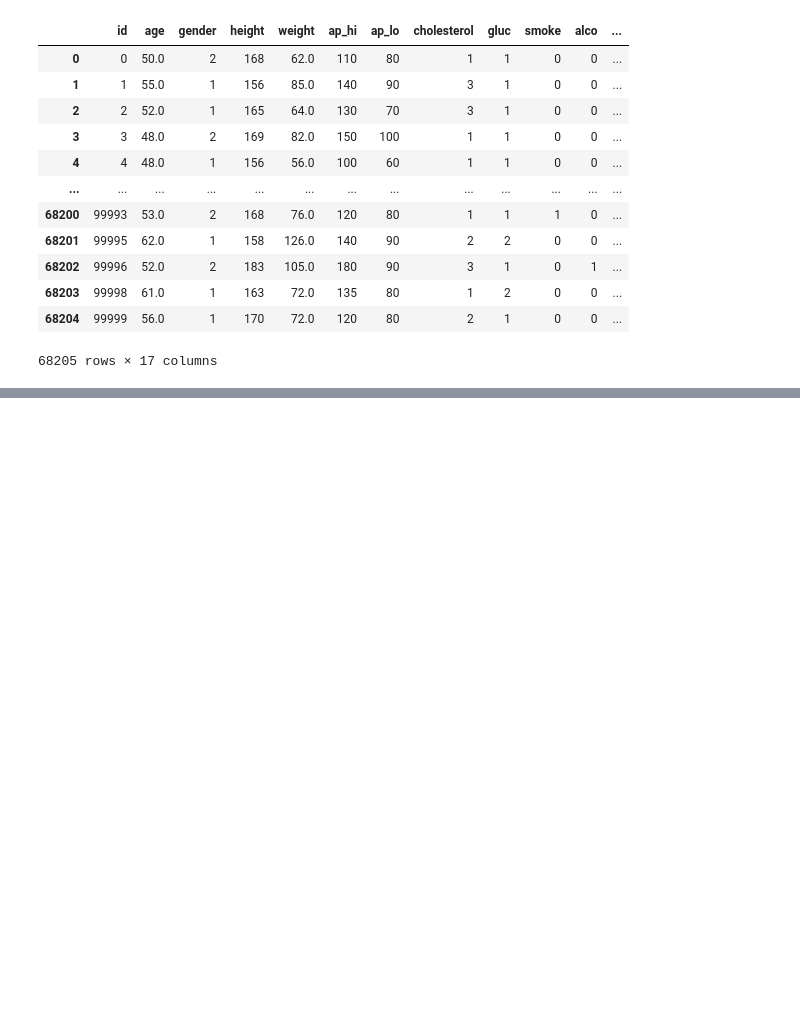
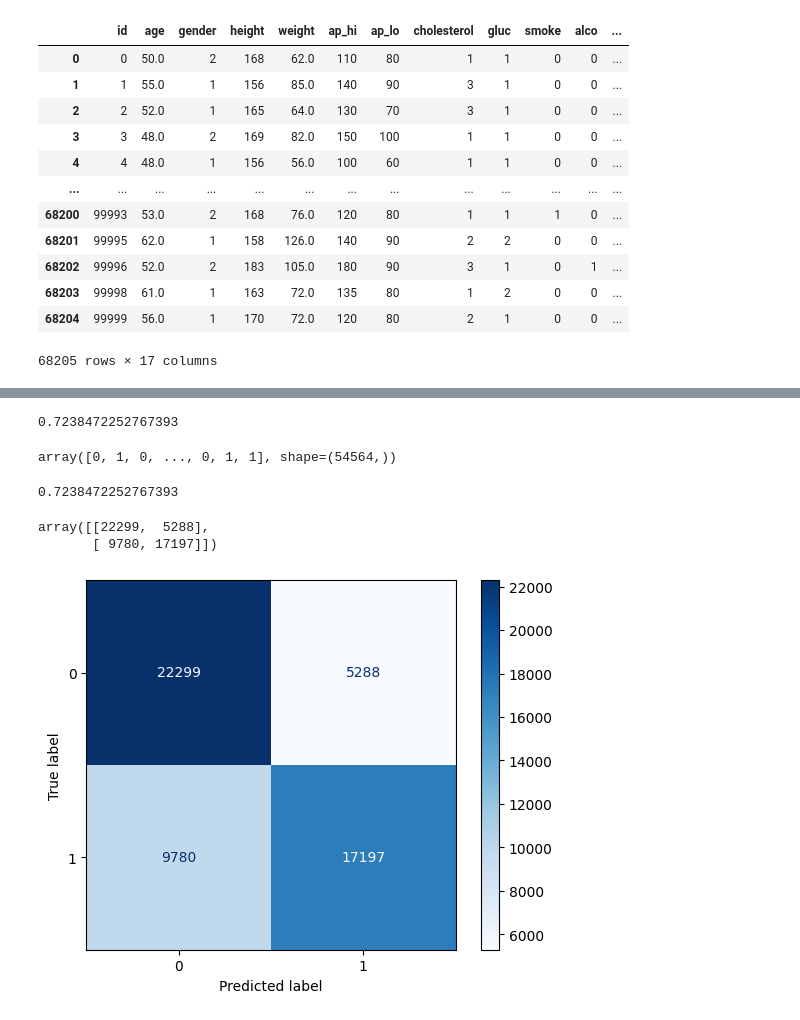
Before and after one commit to Abdullahi-31/prediction_cardio_maladie, a Jupyter notebook: python.ipynb, the cells around one changed output, grey strips where cells are left out. Drawn from its saved outputs; the diff is of its cells as text; code cells hidden in the pictures; blank space fills up the shorter version.

```diff
--- a/python.ipynb
+++ b/python.ipynb
@@ -200,0 +251,4 @@ df_enc = pd.get_dummies(df, columns=['gender','gluc','Pclass'])
+# %%
+model = LogisticRegression(random_state=36)
+# %%
+a = model.fit(X_train,y_train)
@@ -200,0 +264,9 @@ df_enc = pd.get_dummies(df, columns=['gender','gluc','Pclass'])
+# %%
+a.score(X_test,y_test)
+# %% [output]
+0.7238472252767393
+# %%
+y_pred = model.predict(X_test)
+y_pred
+# %% [output]
+array([0, 1, 0, ..., 0, 1, 1], shape=(54564,))
@@ -200,0 +276,17 @@ df_enc = pd.get_dummies(df, columns=['gender','gluc','Pclass'])
+# %%
+resultat = accuracy_score(y_test,y_pred)
+resultat
+# %% [output]
+0.7238472252767393
+# %%
+conf_matrix = confusion_matrix(y_test, y_pred)
+conf_matrix
+# %% [output]
+array([[22299,  5288],
+       [ 9780, 17197]])
+# %%
+disp = ConfusionMatrixDisplay(confusion_matrix=conf_matrix)
+disp.plot(cmap=plt.cm.Blues)
+plt.show()
+# %% [output]
+[figure, added]
```
Also changed, not shown: parts of 13 cells of this notebook, 1 other file.
